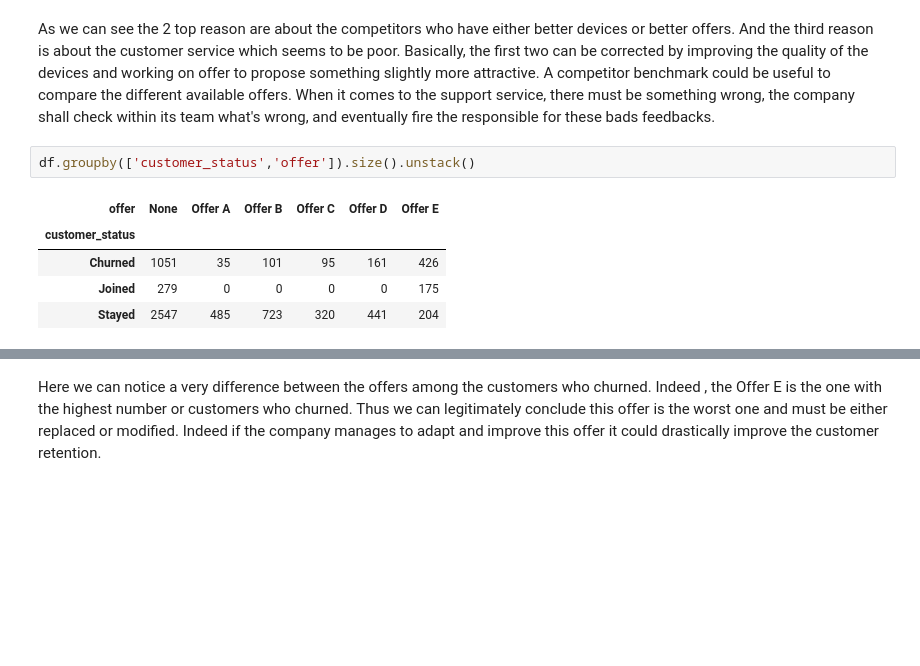
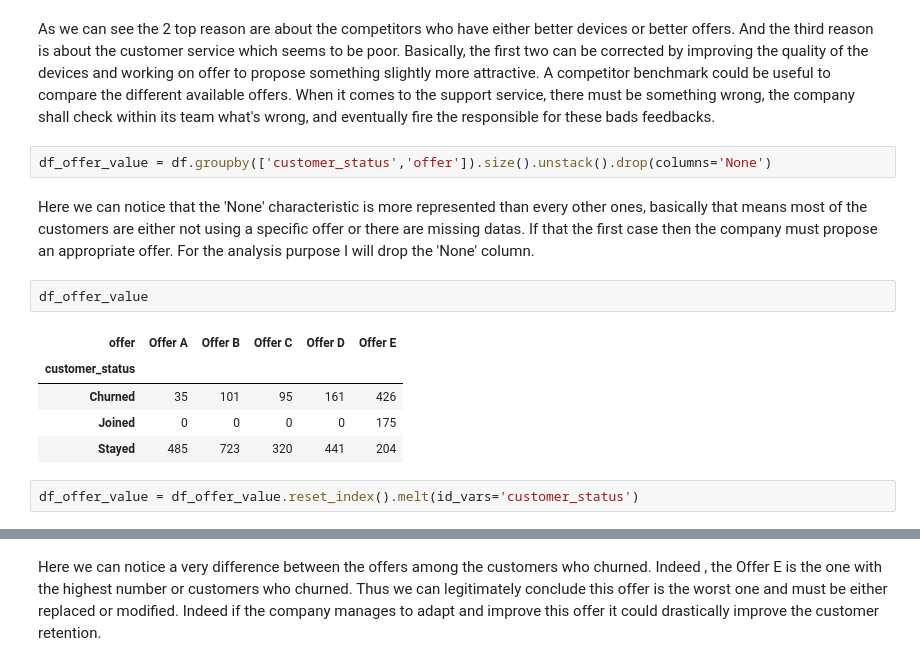
Before and after one commit to Yurhigz/Telecom_Churn, a Jupyter notebook: Script_Python.ipynb, the cells around one changed output, grey strips where cells are left out. Saved outputs shown, nothing was run; the diff lists cells and outputs as text; blank space fills up the shorter version.

```diff
--- a/Script_Python.ipynb
+++ b/Script_Python.ipynb
@@ -428,10 +424,16 @@ As we can see the 2 top reason are about the competitors who have either better
 Basically, the first two can be corrected by improving the quality of the devices and working on offer to propose something slightly more attractive. A competitor benchmark could be useful to compare the different available offers.
 When it comes to the support service, there must be something wrong, the company shall check within its team what's wrong, and eventually fire the responsible for these bads feedbacks.
 # %%
-df.groupby(['customer_status','offer']).size().unstack()
+df_offer_value = df.groupby(['customer_status','offer']).size().unstack().drop(columns='None')
-# %% [output]
-| offer | None | Offer A | Offer B | Offer C | Offer D | Offer E |
-| customer_status |  |  |  |  |  |  |
-| Churned | 1051 | 35 | 101 | 95 | 161 | 426 |
-| Joined | 279 | 0 | 0 | 0 | 0 | 175 |
-| Stayed | 2547 | 485 | 723 | 320 | 441 | 204 |
+# %% [markdown]
+Here we can notice that the 'None' characteristic is more represented than every other ones, basically that means most of the customers are either not using a specific offer or there are missing datas. If that the first case then the company must propose an appropriate offer. For the analysis purpose I will drop the 'None' column.
+# %%
+df_offer_value
+# %% [output]
+| offer | Offer A | Offer B | Offer C | Offer D | Offer E |
+| customer_status |  |  |  |  |  |
+| Churned | 35 | 101 | 95 | 161 | 426 |
+| Joined | 0 | 0 | 0 | 0 | 175 |
+| Stayed | 485 | 723 | 320 | 441 | 204 |
+# %%
+df_offer_value = df_offer_value.reset_index().melt(id_vars='customer_status')
```
Also changed, not shown: parts of 17 cells of this notebook.
